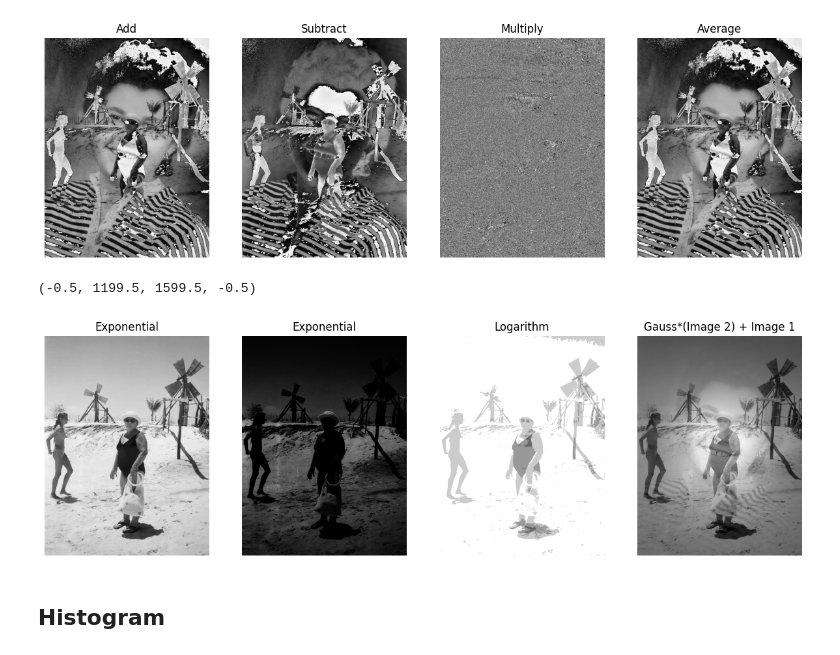
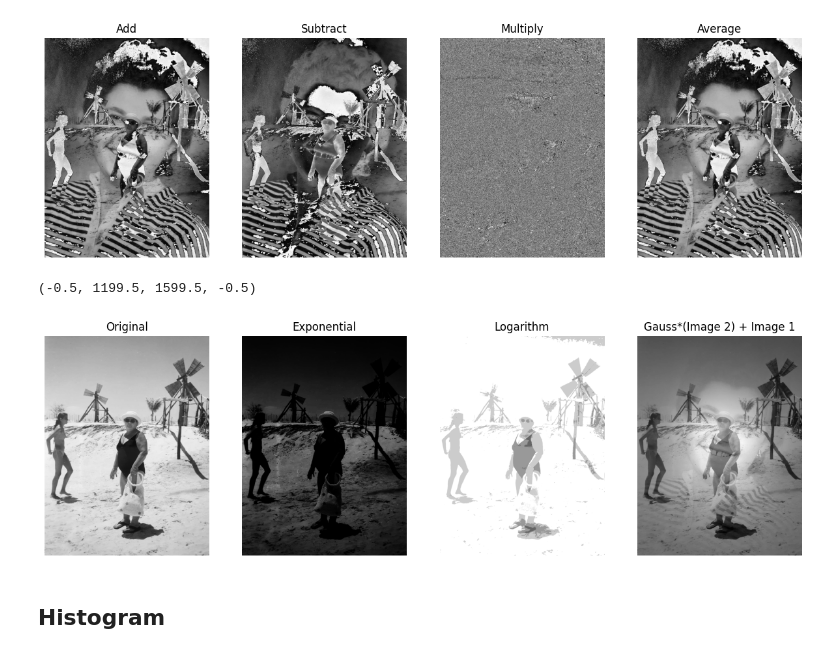
Before and after one commit to JoaoDell/Natural-Artificial-Vision, a Jupyter notebook: examples/basic_operations.ipynb, the cells around one changed output. Drawn from its saved outputs; the diff is of its cells as text; code cells hidden in the pictures.

Commit message:
fix : fixed title and added class 4

```diff
--- a/examples/basic_operations.ipynb
+++ b/examples/basic_operations.ipynb
@@ -221,27 +221,27 @@ plt.axis("off")
 # %%
 plt.figure(figsize=(15, 15))
 
 plt.subplot(141)
 plt.imshow(img, cmap = "gray")
-plt.title("Exponential")
+plt.title("Original")
 plt.axis("off")
 
 plt.subplot(142)
-plt.imshow(exp(normalize(img, 0.0, 10.0)), cmap = "gray")
+plt.imshow(np.exp(normalize(img, 0.0, 10.0)), cmap = "gray")
 plt.title("Exponential")
 plt.axis("off")
 
 plt.subplot(143)
 plt.imshow(log(img), cmap = "gray")
 plt.title("Logarithm")
 plt.axis("off")
 plt.subplot(144)
 plt.imshow(gaussian(img.shape, 600.0)*img2 + img, cmap = "gray")
 plt.title("Gauss*(Image 2) + Image 1")
 plt.axis("off")
 # %% [output]
 (-0.5, 1199.5, 1599.5, -0.5)
-[figure, old version]
+[figure, new version]
 # %% [markdown]
 ## Histogram
 # %%
```
Also changed, not shown: 2 other files.
